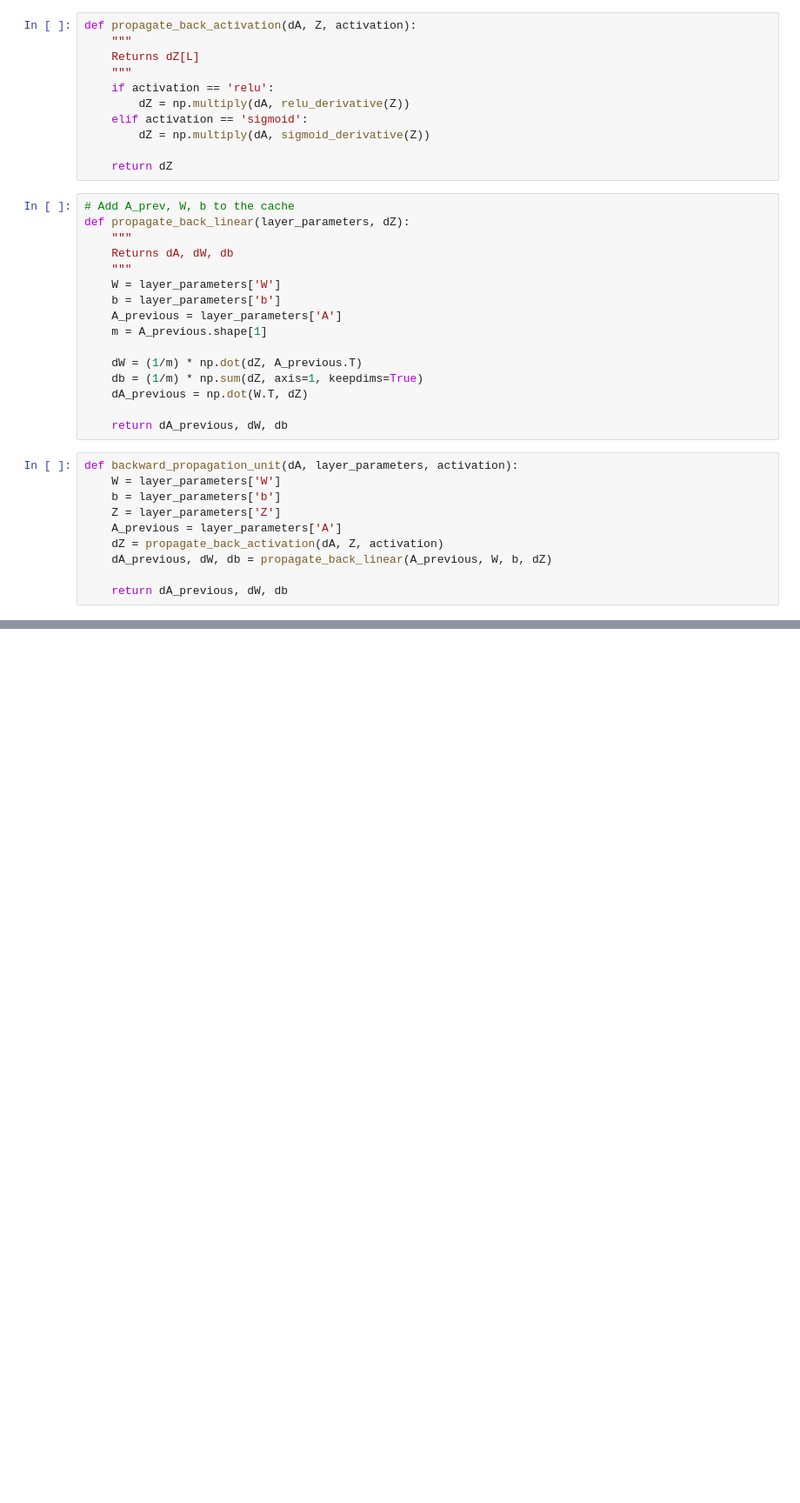
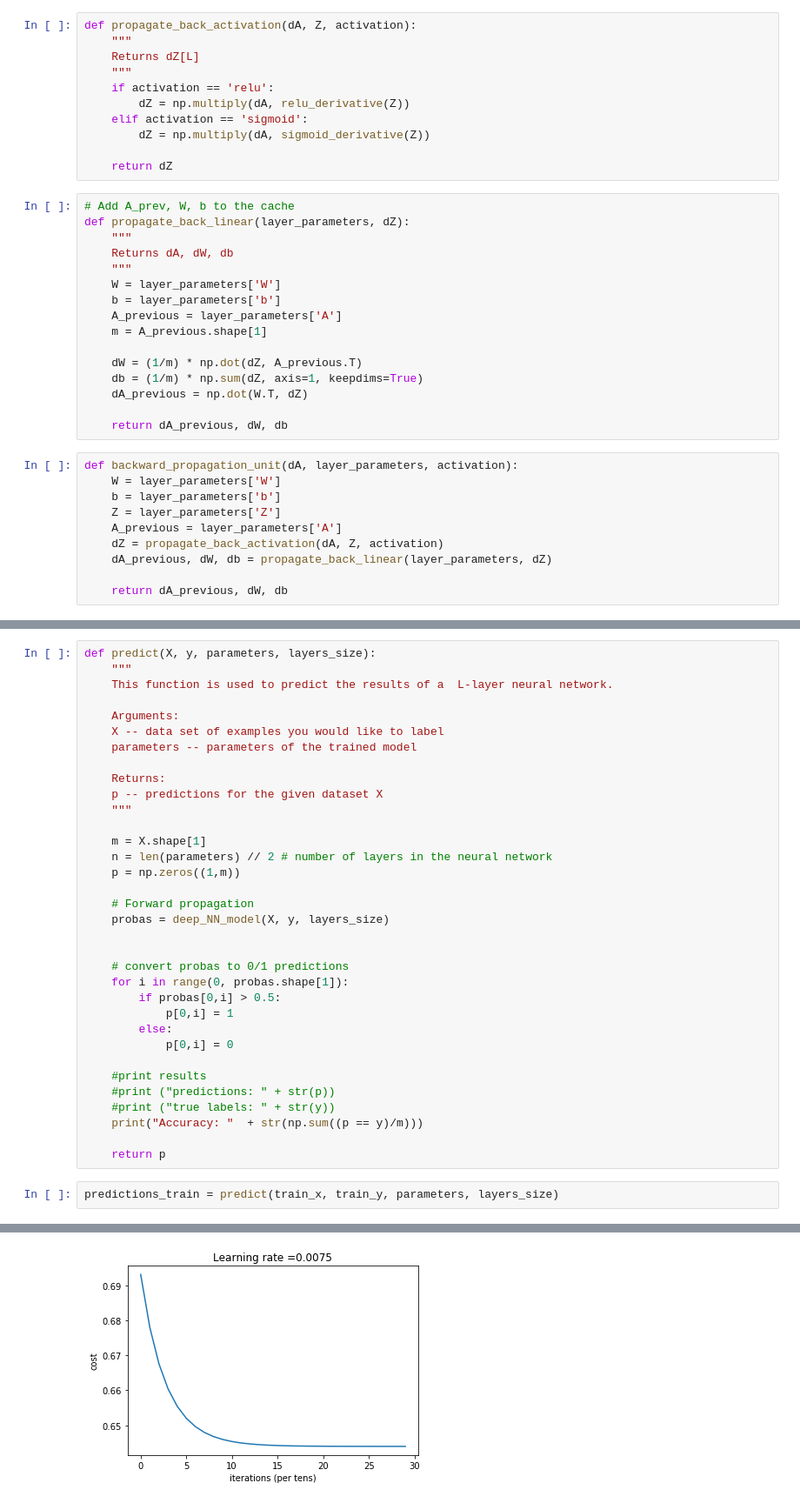
Before and after one commit to mattroz/ml-sandbox, a Jupyter notebook: deep_learning/deep_neural_network/deep_NN.ipynb, the cells around one changed output, grey strips where cells are left out. Shown at 87% size. Cells and saved outputs as stored; diff of their text form; blank space fills up the shorter version.

```diff
--- a/deep_learning/deep_neural_network/deep_NN.ipynb
+++ b/deep_learning/deep_neural_network/deep_NN.ipynb
@@ -98,7 +116,7 @@ def backward_propagation_unit(dA, layer_parameters, activation):
     Z = layer_parameters['Z']
     A_previous = layer_parameters['A']
     dZ = propagate_back_activation(dA, Z, activation)
-    dA_previous, dW, db = propagate_back_linear(A_previous, W, b, dZ)
+    dA_previous, dW, db = propagate_back_linear(layer_parameters, dZ)
 
     return dA_previous, dW, db
 # %%
@@ -133,0 +253,37 @@ def update_weights(parameters, gradients, learning_rate):
+# %%
+def predict(X, y, parameters, layers_size):
+    """
+    This function is used to predict the results of a  L-layer neural network.
+
+    Arguments:
+    X -- data set of examples you would like to label
+    parameters -- parameters of the trained model
+
+    Returns:
+    p -- predictions for the given dataset X
+    """
+
+    m = X.shape[1]
+    n = len(parameters) // 2 # number of layers in the neural network
+    p = np.zeros((1,m))
+
+    # Forward propagation
+    probas = deep_NN_model(X, y, layers_size)
+
+
+    # convert probas to 0/1 predictions
+    for i in range(0, probas.shape[1]):
+        if probas[0,i] > 0.5:
+            p[0,i] = 1
+        else:
+            p[0,i] = 0
+
+    #print results
+    #print ("predictions: " + str(p))
+    #print ("true labels: " + str(y))
+    print("Accuracy: "  + str(np.sum((p == y)/m)))
+
+    return p
+# %%
+predictions_train = predict(train_x, train_y, parameters, layers_size)
+# %% [output]
@@ -133,0 +307 @@ def update_weights(parameters, gradients, learning_rate):
+[figure, added]
```
Also changed, not shown: parts of 14 cells of this notebook.
